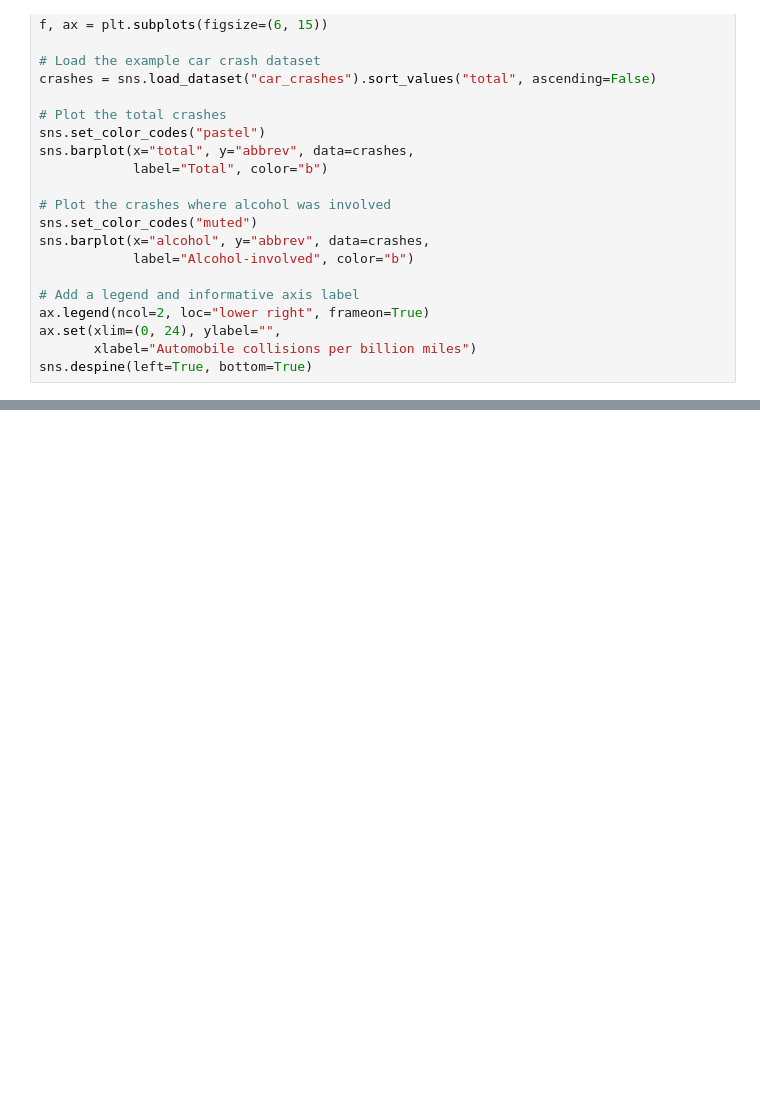
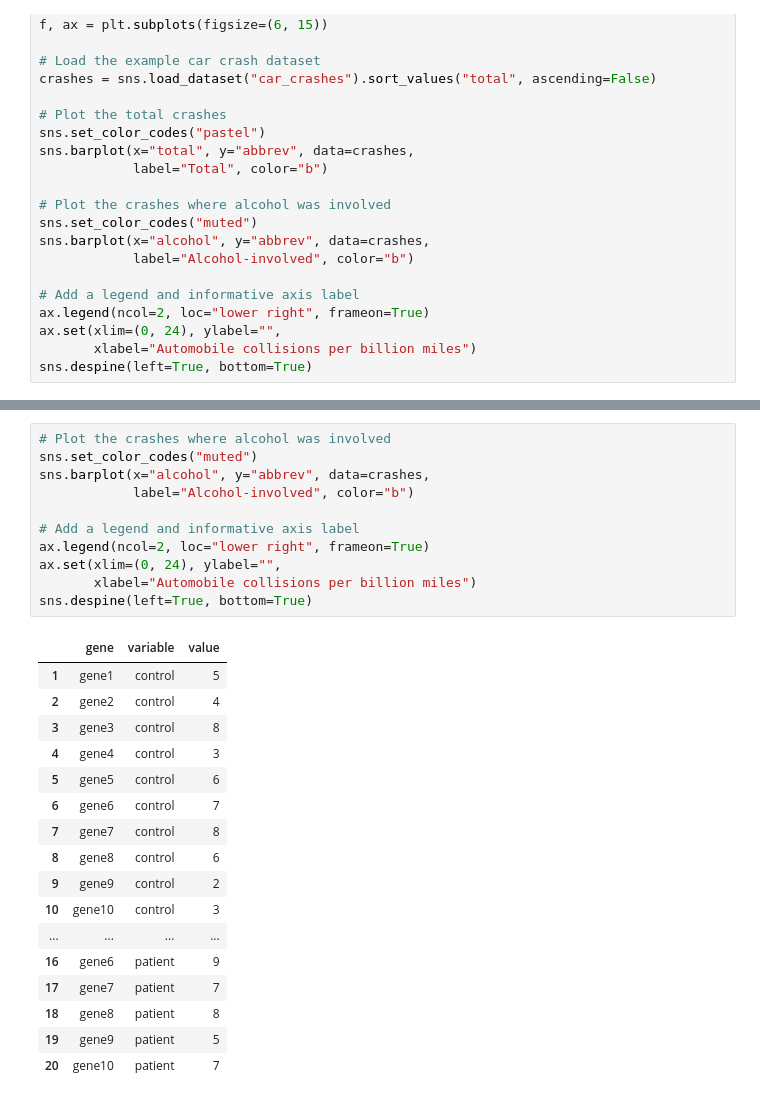
Before and after one commit to jayaston/mypyworks, a Jupyter notebook: jupyter文件/月度产销差漏损率分析报告图表.ipynb, the cells around one changed output, grey strips where cells are left out. Saved outputs shown, nothing was run; the diff lists cells and outputs as text; blank space fills up the shorter version.

```diff
--- a/jupyter文件/月度产销差漏损率分析报告图表.ipynb
+++ b/jupyter文件/月度产销差漏损率分析报告图表.ipynb
@@ -429,0 +505,29 @@ sns.despine(left=True, bottom=True)
+# %%
+# Plot the crashes where alcohol was involved
+sns.set_color_codes("muted")
+sns.barplot(x="alcohol", y="abbrev", data=crashes,
+            label="Alcohol-involved", color="b")
+
+# Add a legend and informative axis label
+ax.legend(ncol=2, loc="lower right", frameon=True)
+ax.set(xlim=(0, 24), ylabel="",
+       xlabel="Automobile collisions per billion miles")
+sns.despine(left=True, bottom=True)
+# %% [output]
+|  | gene | variable | value |
+| 1 | gene1 | control | 5 |
+| 2 | gene2 | control | 4 |
+| 3 | gene3 | control | 8 |
+| 4 | gene4 | control | 3 |
+| 5 | gene5 | control | 6 |
+| 6 | gene6 | control | 7 |
+| 7 | gene7 | control | 8 |
+| 8 | gene8 | control | 6 |
+| 9 | gene9 | control | 2 |
+| 10 | gene10 | control | 3 |
+| ... | ... | ... | ... |
+| 16 | gene6 | patient | 9 |
+| 17 | gene7 | patient | 7 |
+| 18 | gene8 | patient | 8 |
+| 19 | gene9 | patient | 5 |
+| 20 | gene10 | patient | 7 |
```
Also changed, not shown: parts of 8 cells of this notebook, 7 other files.
